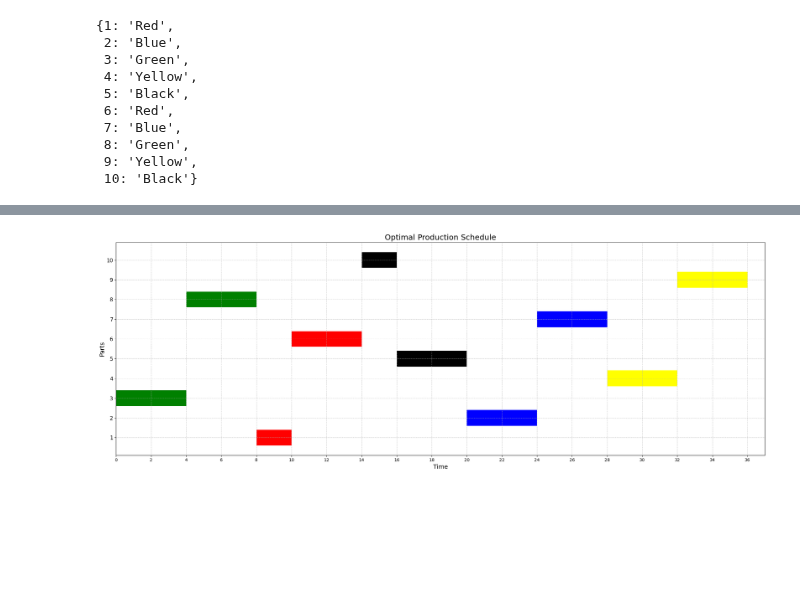
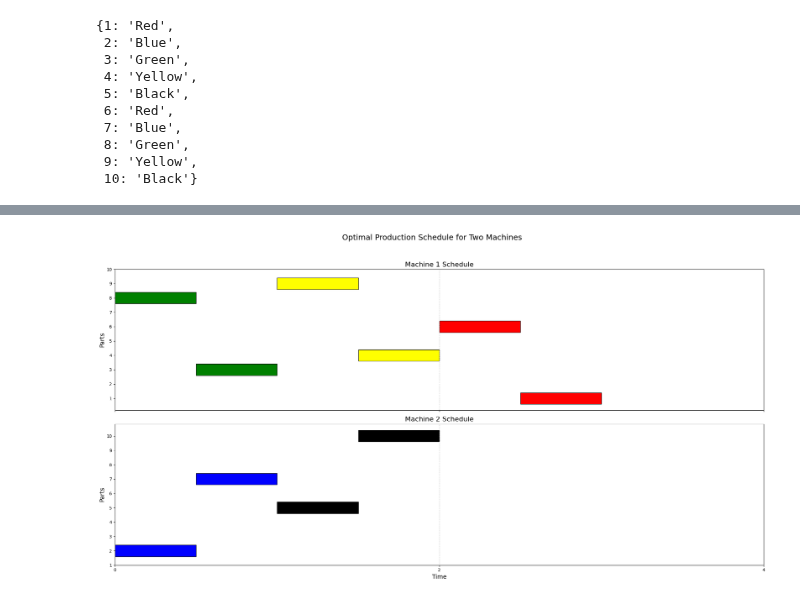
Before and after one commit to emrekuruu/Production_Planning, a Jupyter notebook: demo.ipynb, the cells around one changed output, grey strips where cells are left out. Drawn from its saved outputs; the diff is of its cells as text; code cells hidden in the pictures; blank space fills up the shorter version.

Commit message:
feat: add multiple machine support

```diff
--- a/demo.ipynb
+++ b/demo.ipynb
@@ -71,14 +73,25 @@ parts_colors
  9: 'Yellow',
  10: 'Black'}
 # %%
+machines = [1,2]
 # Define continuous variables for start and end times of production for each part
 start_times = model.addVars(range(1, num_parts + 1), vtype=GRB.CONTINUOUS, name="start_times")
 end_times = model.addVars(range(1, num_parts + 1), vtype=GRB.CONTINUOUS, name="end_times")
 
-# Define binary variable to indicate order of parts
-order = model.addVars(range(1, num_parts + 1), range(1, num_parts + 1), vtype=GRB.BINARY, name="order")
-succesor = model.addVars(range(1, num_parts + 1), range(1, num_parts + 1), vtype=GRB.BINARY, name="succesor")
-color_change = model.addVars(range(1, num_parts + 1), range(1, num_parts + 1), vtype=GRB.BINARY, name="color_change")
+# Define binary variable to indicate the order of parts on each machine
+# order[p, p_prime, m] = 1 if part p is scheduled before part p_prime on machine m
+order = model.addVars(range(1, num_parts + 1), range(1, num_parts + 1), machines, vtype=GRB.BINARY, name="order")
+
+# Define binary variable to indicate successor relationship for each machine
+# successor[p, p_prime, m] = 1 if part p is the immediate predecessor of part p_prime on machine m
+successor = model.addVars(range(1, num_parts + 1), range(1, num_parts + 1), machines, vtype=GRB.BINARY, name="successor")
+
+# Define binary variable for color change costs on each machine
+# color_change[p, p_prime, m] = 1 if there is a color change between part p and part p_prime on machine m
+color_change = model.addVars(range(1, num_parts + 1), range(1, num_parts + 1), machines, vtype=GRB.BINARY, name="color_change")
+
+# Define binary variables for machine assignments: machine_assignment[p, m] = 1 if part p is assigned to machine m
+machine_assignment = model.addVars(range(1, num_parts + 1), machines, vtype=GRB.BINARY, name="machine_assignment")
 # %%
 model.setObjective(
     quicksum(
@@ -286,12 +247,12 @@ color_change
 if model.status == GRB.OPTIMAL:
     print("Optimal solution found:")
 
-    # Extract start and end times for each part
-    start_times_values = [start_times[p].X for p in range(1, num_parts + 1)]
-    end_times_values = [end_times[p].X for p in range(1, num_parts + 1)]
+    # Extract start and end times for each part assigned to each machine
+    start_times_values = {p: start_times[p].X for p in range(1, num_parts + 1)}
+    end_times_values = {p: end_times[p].X for p in range(1, num_parts + 1)}
 
-    # Plotting the Gantt chart
-    plt.figure(figsize=(22, 8))
+    # Plotting the Gantt chart with two subplots for Machine 1 and Machine 2
+    fig, axs = plt.subplots(2, 1, figsize=(22, 12), sharex=True)
 
     # Define color mapping for the parts
     color_map = {
@@ -300,35 +261,36 @@ if model.status == GRB.OPTIMAL:
         'Green': 'green',
         'Yellow': 'yellow',
         'Black': 'black',
+        'Purple': 'purple',
+        'Orange': 'orange'
     }
 
-    # Store unique colors for legend
-    used_colors = set()
+    # Iterate through parts to plot on the appropriate machine's subplot
+    for m in machines:
+        ax = axs[m - 1]  # Subplot for each machine (Machine 1 and Machine 2)
+        for p in range(1, num_parts + 1):
+            # Check if part p is assigned to machine m
+            if machine_assignment[p, m].X > 0.5:  # Assigned to machine m
+                part_color = color_map[parts_colors[p]]
+                # Plot part p on machine m's subplot
+                ax.barh(p, end_times_values[p] - start_times_values[p],
+                        left=start_times_values[p], color=part_color,
+                        edgecolor='black', label=parts_colors[p] if p == 1 else "")
 
-    # Plot bars without repetitive labels
-    for p in range(1, num_parts + 1):
-        part_color = color_map[parts_colors[p]]
-        plt.barh(p, end_times_values[p-1] - start_times_values[p-1],
-                 left=start_times_values[p-1], color=part_color)
+        # Customize each subplot
+        ax.set_title(f"Machine {m} Schedule", fontsize=16)
+        ax.set_ylabel("Parts", fontsize=14)
+        ax.set_yticks(range(1, num_parts + 1))
+        ax.grid(axis='x', linestyle='--', alpha=0.7)
 
-        # Add unique color label only once
-        if parts_colors[p] not in used_colors:
-            used_colors.add(parts_colors[p])
-            plt.barh(p, end_times_values[p-1] - start_times_values[p-1],
-                     left=start_times_values[p-1], color=part_color,
-                     label=parts_colors[p])
+    # Set common labels
+    plt.xlabel("Time", fontsize=14)
+    plt.xticks(np.arange(0, max(end_times_values.values()) + 1, 2))  # Adjust x-tick intervals for time
+    fig.suptitle("Optimal Production Schedule for Two Machines", fontsize=18)
+    plt.tight_layout(rect=[0, 0.03, 1, 0.95])  # Adjust layout for title space
 
-    # Enhanced plot details
-    plt.title("Optimal Production Schedule", fontsize=18)
-    plt.xlabel("Time", fontsize=14)
-    plt.ylabel("Parts", fontsize=14)
-    plt.xticks(np.arange(0, max(end_times_values) + 1, 2))  # Adjust tick intervals
-    plt.yticks(range(1, num_parts + 1), fontsize=12)
-    plt.grid(axis='both', linestyle='--', alpha=0.7)
-    plt.xlim(0, max(end_times_values) + 1)  # Provide padding on x-axis
-    plt.tight_layout()
-
-    plt.show()
+    # Save the plot as an image file
+    plt.savefig("optimal_production_schedule.png")
 
     # Display objective function result
     minimized_cost = model.ObjVal
@@ -341 +304 @@ Optimal solution found:
-[figure, old version]
+[figure, new version]
```
Also changed, not shown: parts of 10 cells of this notebook, 2 other files.
